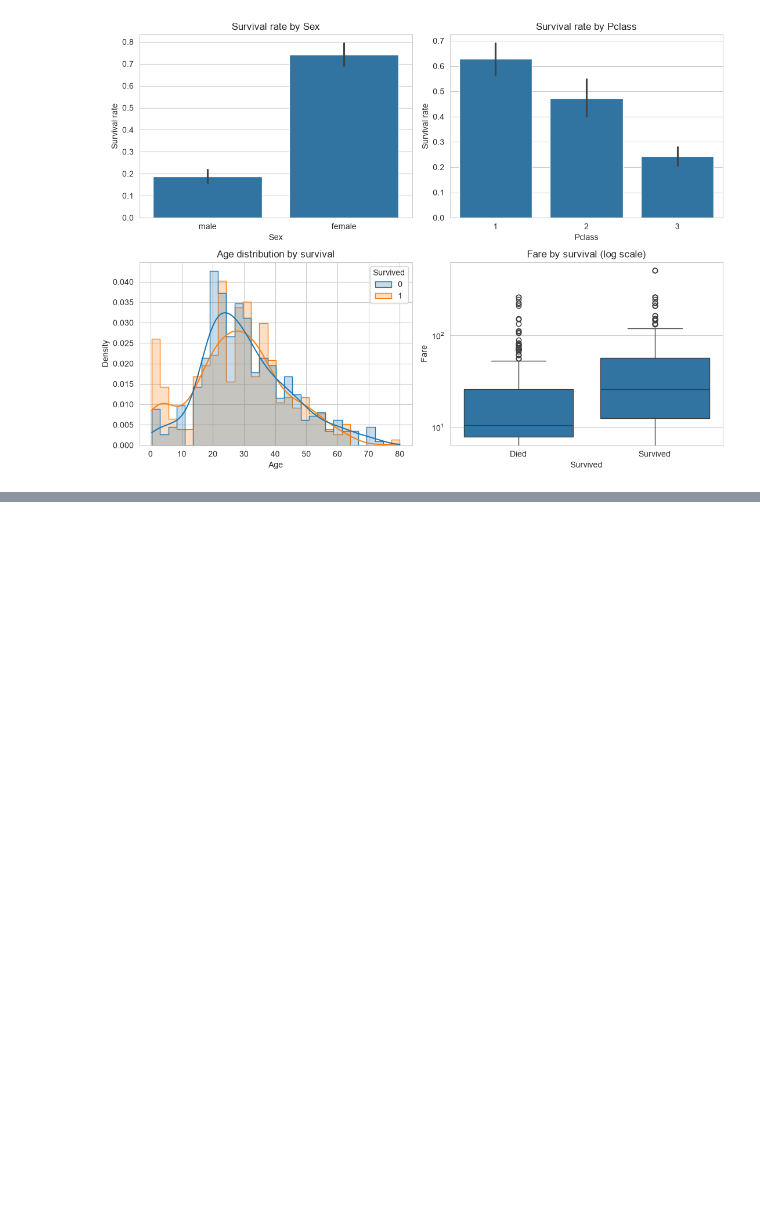
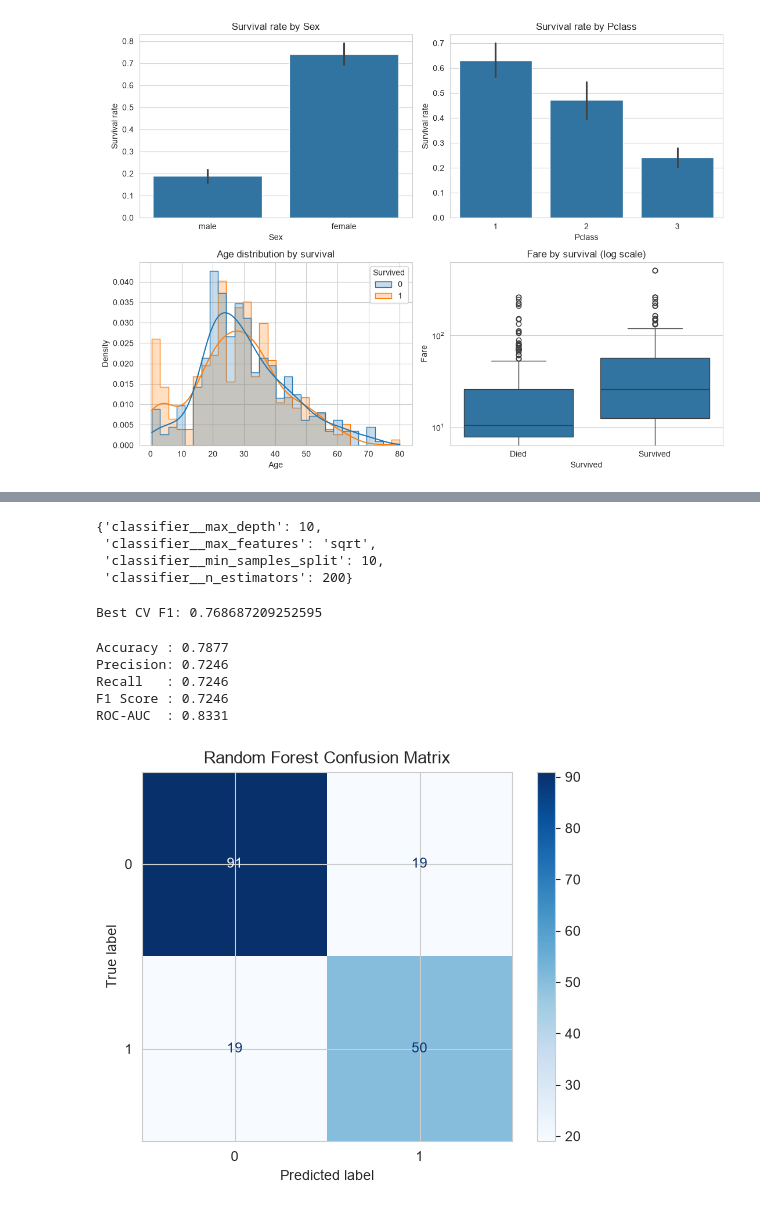
Before and after one commit to ZahinAwosaf/tabular-ensemble-ablation-titanic, a Jupyter notebook: ensemble_titanic.ipynb, the cells around one changed output, grey strips where cells are left out. Drawn from its saved outputs; the diff is of its cells as text; code cells hidden in the pictures; blank space fills up the shorter version.

```diff
--- a/ensemble_titanic.ipynb
+++ b/ensemble_titanic.ipynb
@@ -139,0 +301,12 @@ plt.show()
+# %%
+param_grid = {
+    "classifier__n_estimators": [100, 200],
+    "classifier__max_depth": [None, 5, 10, 20],
+    "classifier__min_samples_split": [2, 5, 10],
+    "classifier__max_features": ["sqrt", "log2"],
+}
+# %%
+grid_search = GridSearchCV(estimator = rf_pipeline, param_grid = param_grid, scoring = "f1",
+                           cv = cv, n_jobs = -1, verbose = 2)
+# %%
+grid_search.fit(X_train, y_train)
@@ -139,0 +332,33 @@ plt.show()
+# %%
+grid_search.best_params_
+# %% [output]
+{'classifier__max_depth': 10,
+ 'classifier__max_features': 'sqrt',
+ 'classifier__min_samples_split': 10,
+ 'classifier__n_estimators': 200}
+# %%
+print("Best CV F1:", grid_search.best_score_)
+# %% [output]
+Best CV F1: 0.768687209252595
+# %%
+best_rf = grid_search.best_estimator_
+y_pred = best_rf.predict(X_test)
+y_prob = best_rf.predict_proba(X_test)[:, 1]
+# %%
+print(f"Accuracy : {accuracy_score(y_test, y_pred):.4f}")
+print(f"Precision: {precision_score(y_test, y_pred):.4f}")
+print(f"Recall   : {recall_score(y_test, y_pred):.4f}")
+print(f"F1 Score : {f1_score(y_test, y_pred):.4f}")
+print(f"ROC-AUC  : {roc_auc_score(y_test, y_prob):.4f}")
+# %% [output]
+Accuracy : 0.7877
+Precision: 0.7246
+Recall   : 0.7246
+F1 Score : 0.7246
+ROC-AUC  : 0.8331
+# %%
+ConfusionMatrixDisplay.from_predictions(y_test, y_pred, cmap="Blues")
+plt.title("Random Forest Confusion Matrix")
+plt.show()
+# %% [output]
+[figure, added]
```
Also changed, not shown: parts of 22 cells of this notebook, 2 other files.
